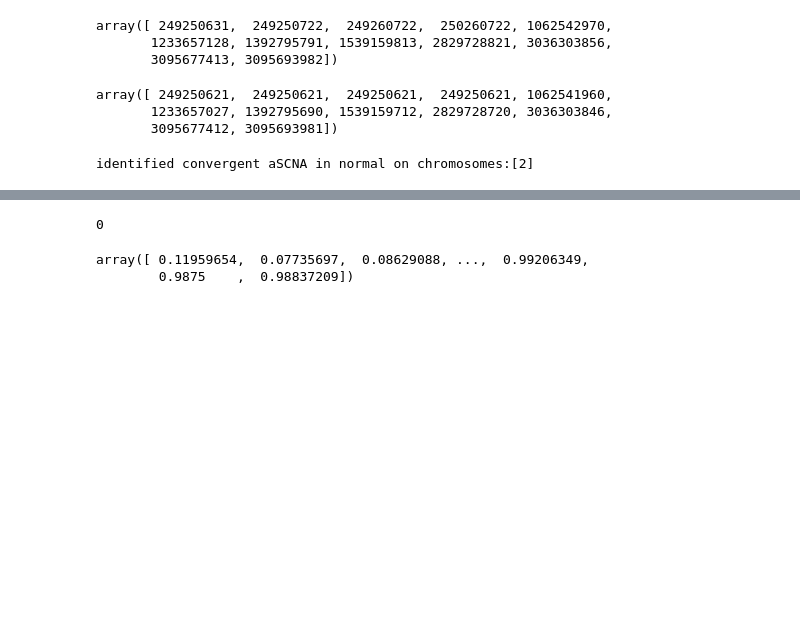
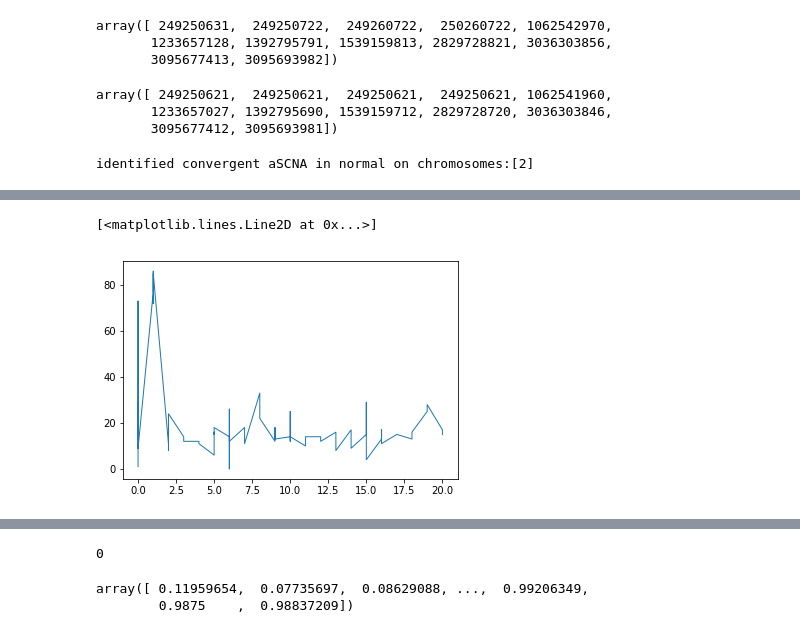
Before and after one commit to getzlab/deTiN, a Jupyter notebook: scratch_detin.ipynb, the cells around one changed output, grey strips where cells are left out. Drawn from its saved outputs; the diff is of its cells as text; code cells hidden in the pictures; blank space fills up the shorter version.

```diff
--- a/scratch_detin.ipynb
+++ b/scratch_detin.ipynb
@@ -326,12 +326,17 @@ class deTiN_input:
 
     def annotate_het_table(self):
         seg_id = np.zeros([len(self.het_table), 1]) - 1
+        tau = np.zeros([len(self.het_table),1])
+        f = np.zeros([len(self.het_table),1])
         for seg_index, seg in self.seg_table.iterrows():
-            hets_index = np.logical_and(self.het_table['genomic_coord_x']>=seg['genomic_coord_start'],
-                                             self.het_table['genomic_coord_x']<=seg['genomic_coord_end'])
-            seg_id[hets_index] = seg_index
+            het_index = np.logical_and(self.het_table['genomic_coord_x'] >= seg['genomic_coord_start'],
+                                        self.het_table['genomic_coord_x'] <= seg['genomic_coord_end'])
+            seg_id[het_index] = seg_index
+            tau[het_index] = seg['tau']
+            f[het_index] = seg['f']
         self.het_table['seg_id'] = seg_id
-
+        self.het_table['tau'] = tau
+        self.het_table['f'] = f
         d = np.ones([len(self.het_table), 1])
         d[self.het_table['AF_T'] <= 0.5] = -1
         self.het_table['d'] = d
@@ -427,2 +369,0 @@ du = reload(du)
-# %%
- aSCNA_hets = []
@@ -428,0 +390,16 @@ du = reload(du)
+# %%
+import deTiN_aSCNA_based_estimate as dascna
+reload(dascna)
+aSCNA = dascna.model(aSCNAs,aSCNA_hets)
+nansegs=du.is_member(aSCNA.segs.index,aSCNA_hets['seg_id'])
+ix = list(compress(xrange(len(nansegs)), nansegs))
+# %%
+%matplotlib inline
+
+import matplotlib
+import matplotlib.pyplot as plt
+fig, ax = plt.subplots(1, 1)
+ax.plot(aSCNA.segs['Chromosome'],aSCNA.segs['TiN_MAP'], lw=1, label='TiN|S')
+# %% [output]
+[<matplotlib.lines.Line2D at 0x...>]
+[figure, added]
```
Also changed, not shown: parts of 13 cells of this notebook, 2 other files.
